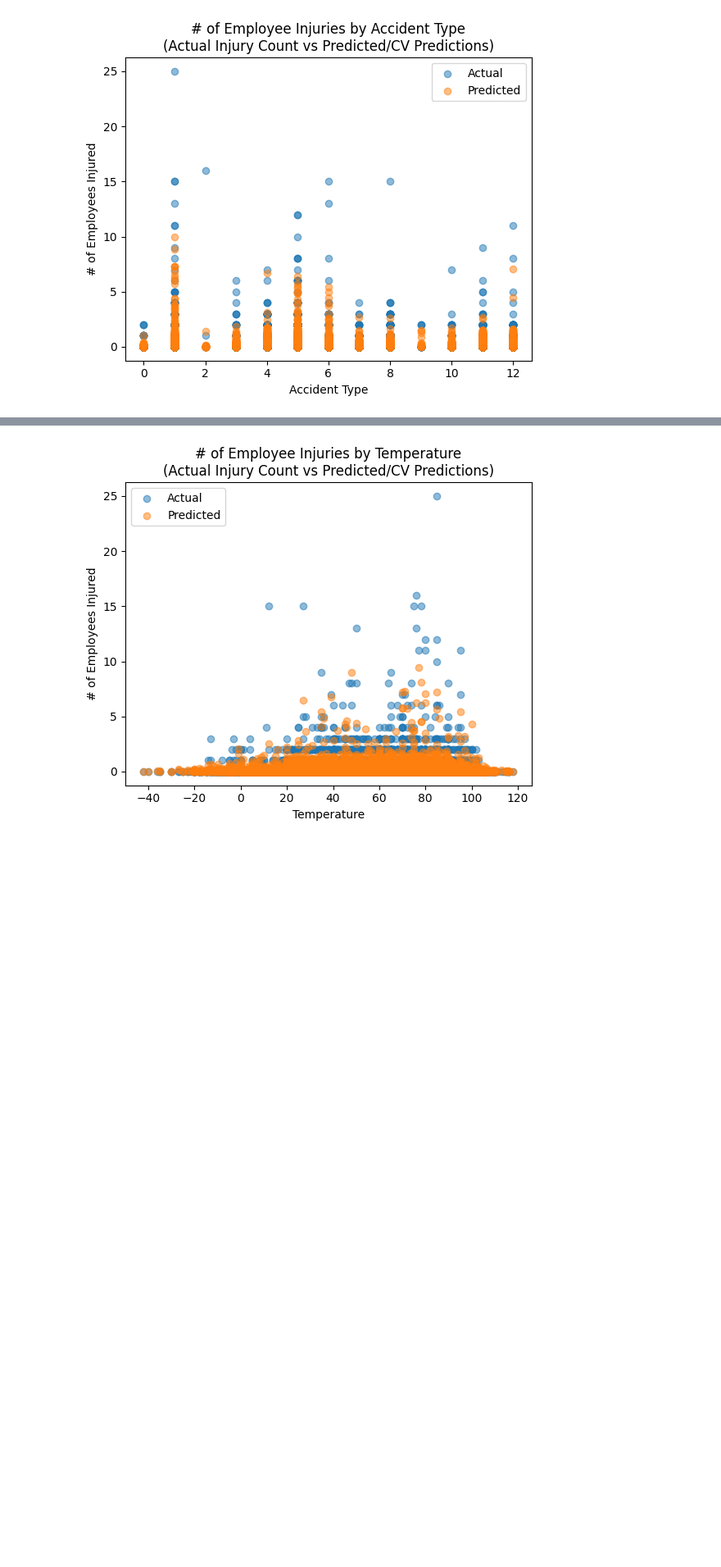
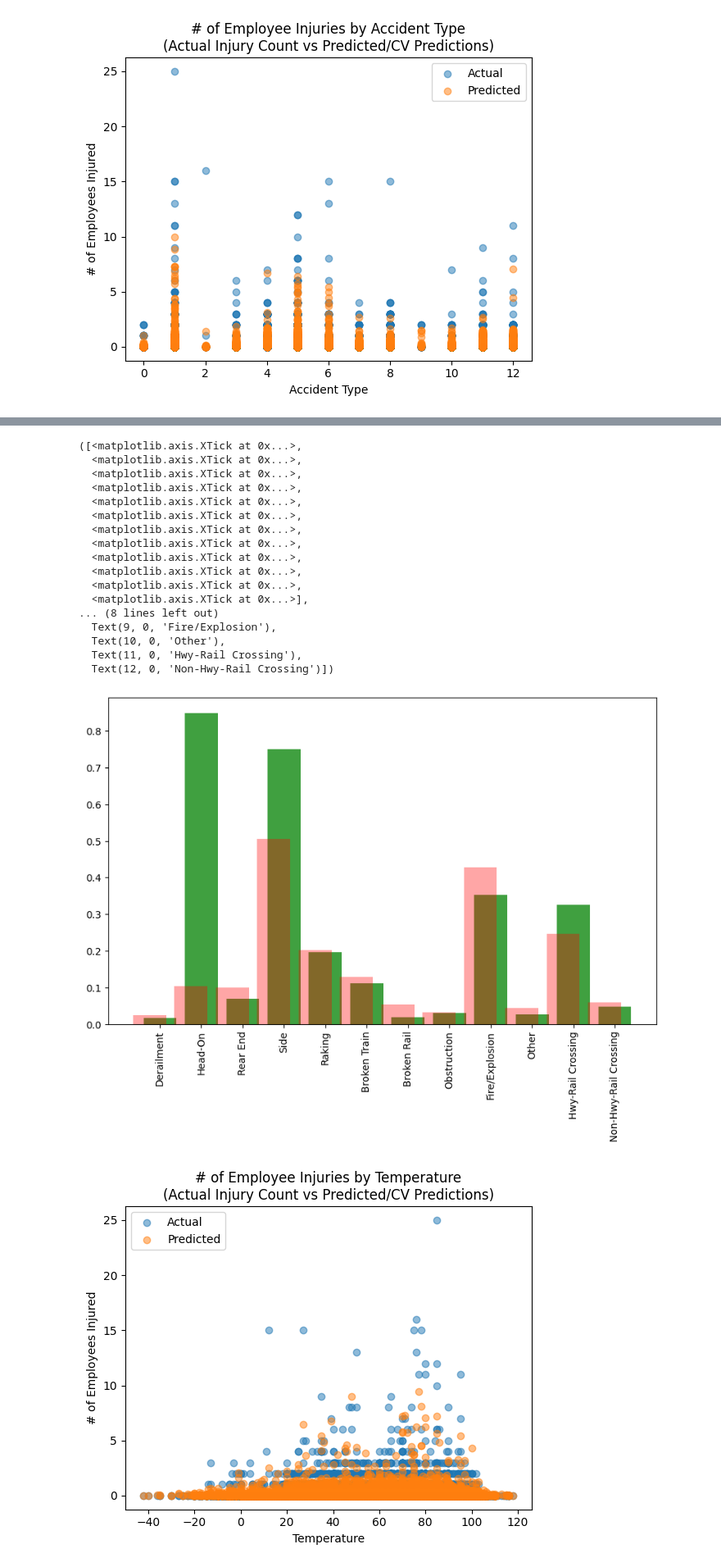
Before and after one commit to ndahlinuvm/Train-Derailment-287Project, a Jupyter notebook: rf-visuals.ipynb, the cells around one changed output, grey strips where cells are left out. Shown at 82% size. Saved outputs shown, nothing was run; the diff lists cells and outputs as text; code cells hidden in the pictures; blank space fills up the shorter version.

```diff
--- a/rf-visuals.ipynb
+++ b/rf-visuals.ipynb
@@ -487,3 +532,32 @@ plt.show()
+# %%
+# create the boxplots above for cv_pred and actual across accident types but use bar plots instead
+plt.figure(figsize=(10,6))
+plt.bar(range(1,13),[cv_viz_df[cv_viz_df['Accident Type']==i]['actual'].mean() for i in range(1,13)],color='green',alpha=.75,label='Mean Actual')
+#plt.bar(range(1,13),[cv_viz_df[cv_viz_df['Accident Type']==i]['cv_pred'].mean() for i in range(1,13)],color='red',alpha=.35,label='Mean Predicted')
+# offset bars for cv_pred so they are not on top of actual and seperate the accident types more
+plt.bar([i-.25 for i in range(1,13)],[cv_viz_df[cv_viz_df['Accident Type']==i]['cv_pred'].mean() for i in range(1,13)],color='red',alpha=.35,label='Mean Predicted')
+#plt.bar([i+.25 for i in range(1,13)],[cv_viz_df[cv_viz_df['Accident Type']==i]['cv_pred'].mean() for i in range(1,13)],color='red',alpha=.35,label='Mean Predicted')
+#add xticks with accident type labels
+plt.xticks(range(1,13),['Derailment','Head-On','Rear End','Side','Raking','Broken Train','Broken Rail','Obstruction','Fire/Explosion','Other','Hwy-Rail Crossing','Non-Hwy-Rail Crossing'],rotation=90)
+# %% [output]
+([<matplotlib.axis.XTick at 0x...>,
+  <matplotlib.axis.XTick at 0x...>,
+  <matplotlib.axis.XTick at 0x...>,
+  <matplotlib.axis.XTick at 0x...>,
+  <matplotlib.axis.XTick at 0x...>,
+  <matplotlib.axis.XTick at 0x...>,
+  <matplotlib.axis.XTick at 0x...>,
+  <matplotlib.axis.XTick at 0x...>,
+  <matplotlib.axis.XTick at 0x...>,
+  <matplotlib.axis.XTick at 0x...>,
+  <matplotlib.axis.XTick at 0x...>,
+  <matplotlib.axis.XTick at 0x...>],
+... (8 lines left out)
+  Text(9, 0, 'Fire/Explosion'),
+  Text(10, 0, 'Other'),
+  Text(11, 0, 'Hwy-Rail Crossing'),
+  Text(12, 0, 'Non-Hwy-Rail Crossing')])
+[figure, added]
 # %%
 plt.scatter('Temperature','actual',data=cv_viz_df,label='Actual',alpha=.5)
 plt.scatter(cv_viz_df['Temperature'],'cv_pred',data=cv_viz_df,label='Predicted',alpha=.5)
```
Also changed, not shown: parts of 7 cells of this notebook, 3 other files.
